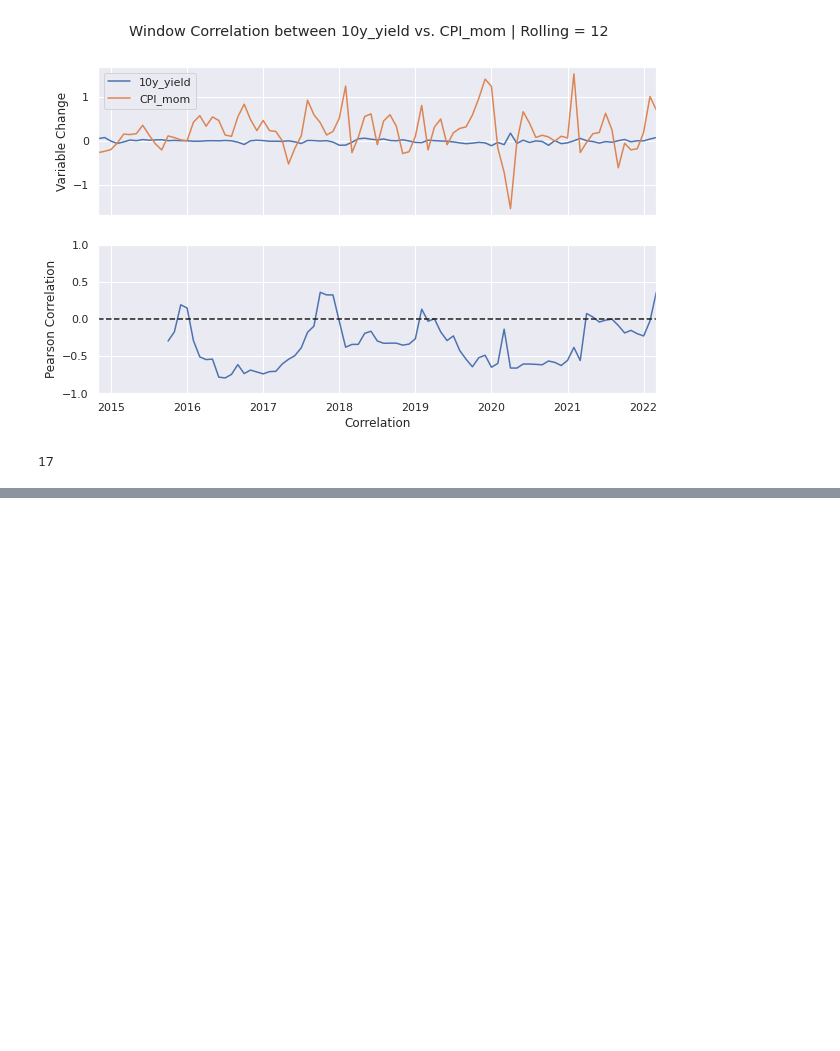
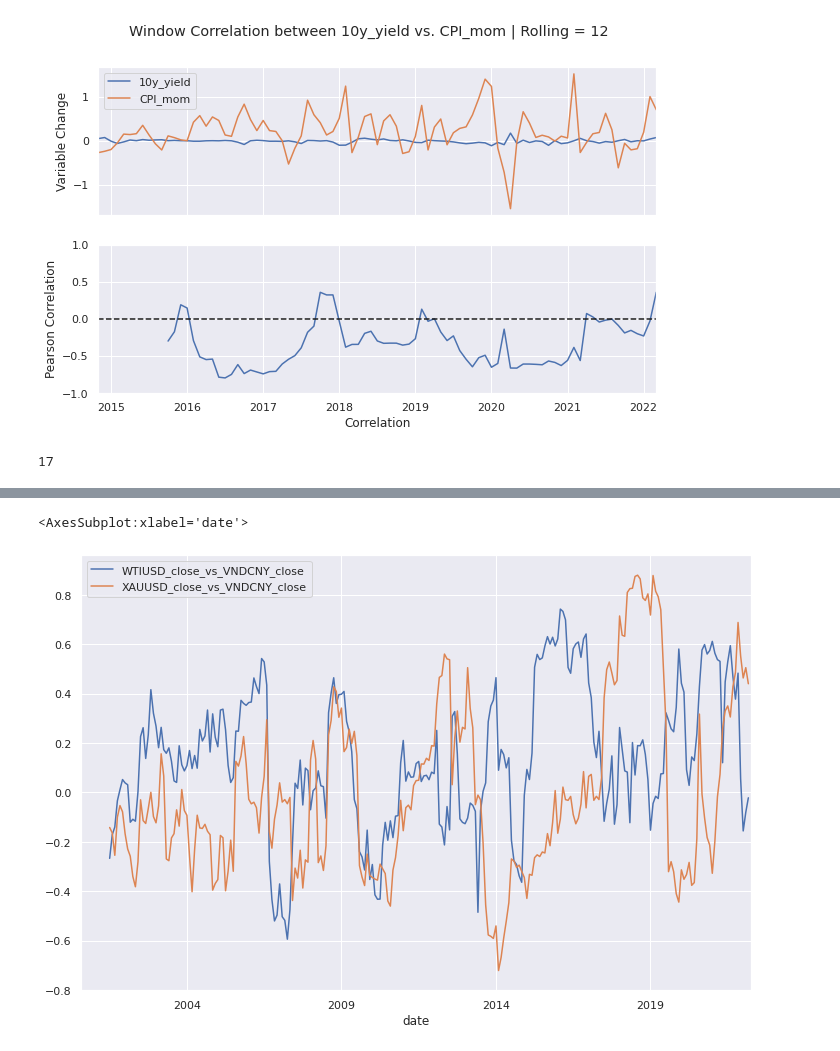
Before and after one commit to johnnyb1509/MFE_G6_CapStone, a Jupyter notebook: main_work.ipynb, the cells around one changed output, grey strips where cells are left out. Drawn from its saved outputs; the diff is of its cells as text; code cells hidden in the pictures; blank space fills up the shorter version.

```diff
--- a/main_work.ipynb
+++ b/main_work.ipynb
@@ -269,0 +287,5 @@ box_plot_corr(corr_frame)
+# %%
+corr_frame[['WTIUSD_close_vs_VNDCNY_close', 'XAUUSD_close_vs_VNDCNY_close']].plot(figsize = (12,8))
+# %% [output]
+<AxesSubplot:xlabel='date'>
+[figure, added]
```
Also changed, not shown: parts of 15 cells of this notebook, 1 other file.
